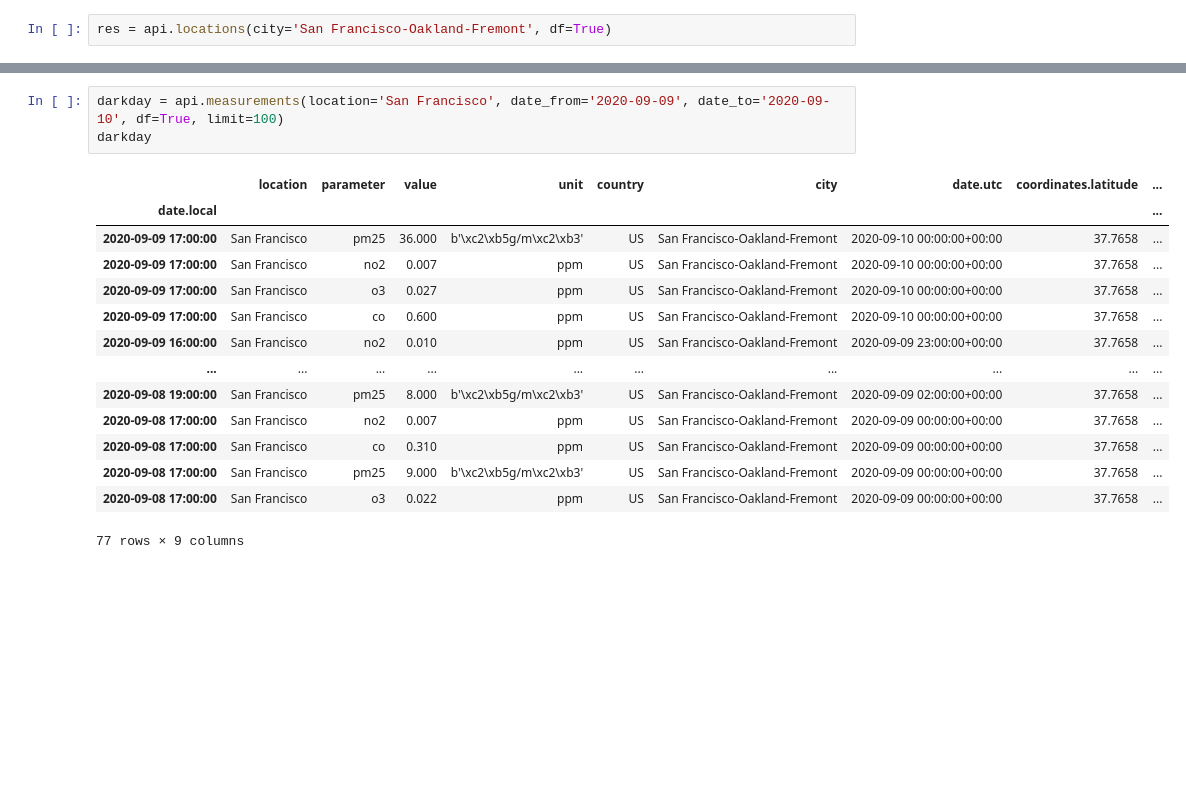
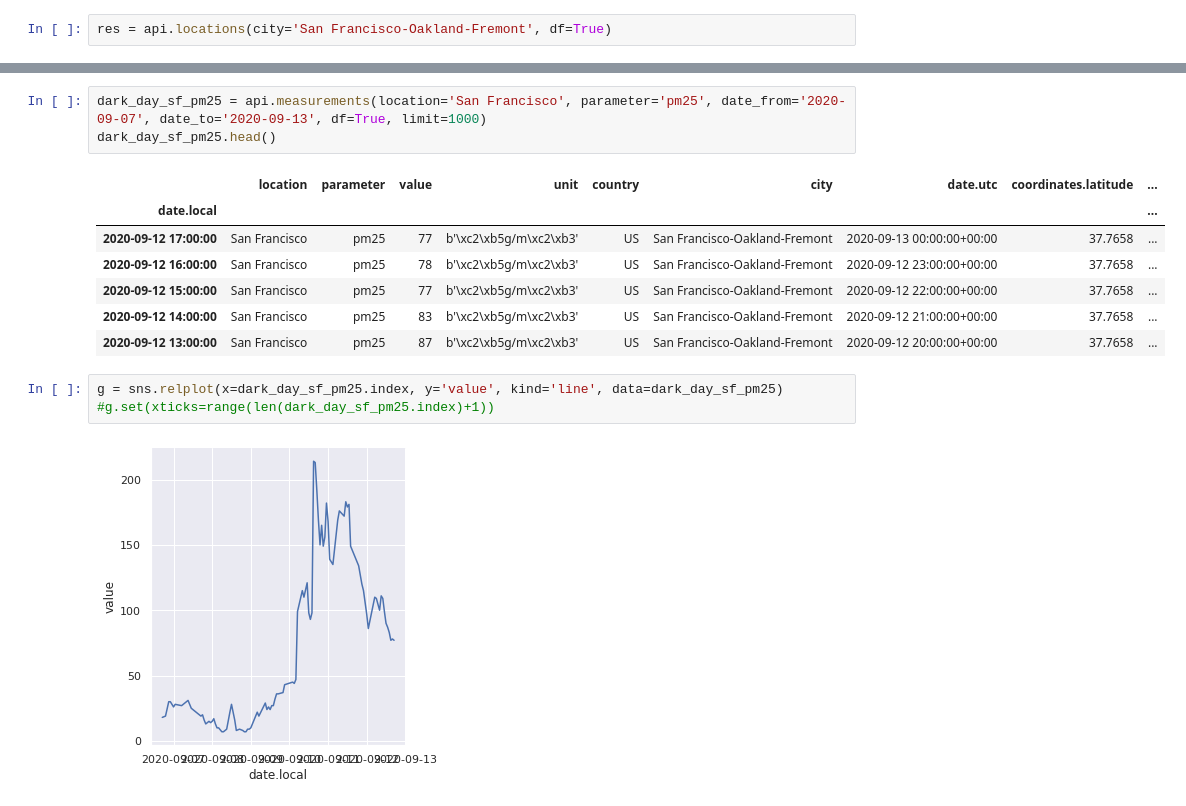
Before and after one commit to UCB-stat-159-s22/hw07-group13, a Jupyter notebook: ExplorationAndVisualization.ipynb, the cells around one changed output, grey strips where cells are left out. Drawn from its saved outputs; the diff is of its cells as text; blank space fills up the shorter version.

```diff
--- a/ExplorationAndVisualization.ipynb
+++ b/ExplorationAndVisualization.ipynb
@@ -126,19 +132,17 @@ coordinates.longitude                                          -121.784217
 Name: 0, dtype: object
 # %%
-darkday = api.measurements(location='San Francisco', date_from='2020-09-09', date_to='2020-09-10', df=True, limit=100)
-darkday
+dark_day_sf_pm25 = api.measurements(location='San Francisco', parameter='pm25', date_from='2020-09-07', date_to='2020-09-13', df=True, limit=1000)
+dark_day_sf_pm25.head()
 # %% [output]
 |  | location | parameter | value | unit | country | city | date.utc | coordinates.latitude | ... |
 | date.local |  |  |  |  |  |  |  |  | ... |
-| 2020-09-09 17:00:00 | San Francisco | pm25 | 36.000 | b'\xc2\xb5g/m\xc2\xb3' | US | San Francisco-Oakland-Fremont | 2020-09-10 00:00:00+00:00 | 37.7658 | ... |
-| 2020-09-09 17:00:00 | San Francisco | no2 | 0.007 | ppm | US | San Francisco-Oakland-Fremont | 2020-09-10 00:00:00+00:00 | 37.7658 | ... |
-| 2020-09-09 17:00:00 | San Francisco | o3 | 0.027 | ppm | US | San Francisco-Oakland-Fremont | 2020-09-10 00:00:00+00:00 | 37.7658 | ... |
-| 2020-09-09 17:00:00 | San Francisco | co | 0.600 | ppm | US | San Francisco-Oakland-Fremont | 2020-09-10 00:00:00+00:00 | 37.7658 | ... |
-| 2020-09-09 16:00:00 | San Francisco | no2 | 0.010 | ppm | US | San Francisco-Oakland-Fremont | 2020-09-09 23:00:00+00:00 | 37.7658 | ... |
-| ... | ... | ... | ... | ... | ... | ... | ... | ... | ... |
-| 2020-09-08 19:00:00 | San Francisco | pm25 | 8.000 | b'\xc2\xb5g/m\xc2\xb3' | US | San Francisco-Oakland-Fremont | 2020-09-09 02:00:00+00:00 | 37.7658 | ... |
-| 2020-09-08 17:00:00 | San Francisco | no2 | 0.007 | ppm | US | San Francisco-Oakland-Fremont | 2020-09-09 00:00:00+00:00 | 37.7658 | ... |
-| 2020-09-08 17:00:00 | San Francisco | co | 0.310 | ppm | US | San Francisco-Oakland-Fremont | 2020-09-09 00:00:00+00:00 | 37.7658 | ... |
-| 2020-09-08 17:00:00 | San Francisco | pm25 | 9.000 | b'\xc2\xb5g/m\xc2\xb3' | US | San Francisco-Oakland-Fremont | 2020-09-09 00:00:00+00:00 | 37.7658 | ... |
-| 2020-09-08 17:00:00 | San Francisco | o3 | 0.022 | ppm | US | San Francisco-Oakland-Fremont | 2020-09-09 00:00:00+00:00 | 37.7658 | ... |
+| 2020-09-12 17:00:00 | San Francisco | pm25 | 77 | b'\xc2\xb5g/m\xc2\xb3' | US | San Francisco-Oakland-Fremont | 2020-09-13 00:00:00+00:00 | 37.7658 | ... |
+| 2020-09-12 16:00:00 | San Francisco | pm25 | 78 | b'\xc2\xb5g/m\xc2\xb3' | US | San Francisco-Oakland-Fremont | 2020-09-12 23:00:00+00:00 | 37.7658 | ... |
+| 2020-09-12 15:00:00 | San Francisco | pm25 | 77 | b'\xc2\xb5g/m\xc2\xb3' | US | San Francisco-Oakland-Fremont | 2020-09-12 22:00:00+00:00 | 37.7658 | ... |
+| 2020-09-12 14:00:00 | San Francisco | pm25 | 83 | b'\xc2\xb5g/m\xc2\xb3' | US | San Francisco-Oakland-Fremont | 2020-09-12 21:00:00+00:00 | 37.7658 | ... |
+| 2020-09-12 13:00:00 | San Francisco | pm25 | 87 | b'\xc2\xb5g/m\xc2\xb3' | US | San Francisco-Oakland-Fremont | 2020-09-12 20:00:00+00:00 | 37.7658 | ... |
-77 rows × 9 columns
+# %%
+g = sns.relplot(x=dark_day_sf_pm25.index, y='value', kind='line', data=dark_day_sf_pm25)
+#g.set(xticks=range(len(dark_day_sf_pm25.index)+1))
+# %% [output]
+[figure, added]
```
Also changed, not shown: parts of 16 cells of this notebook, 1 other file.
